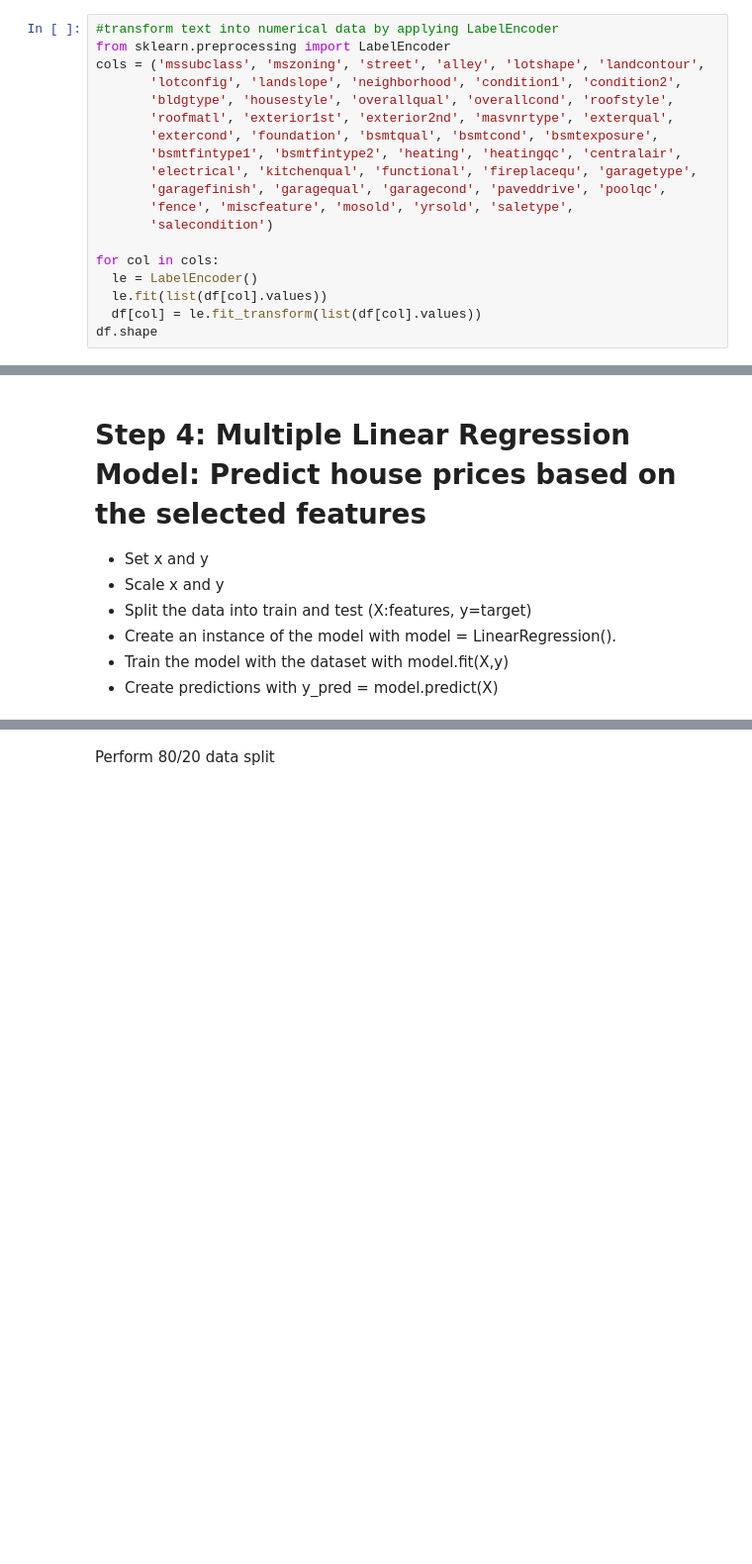
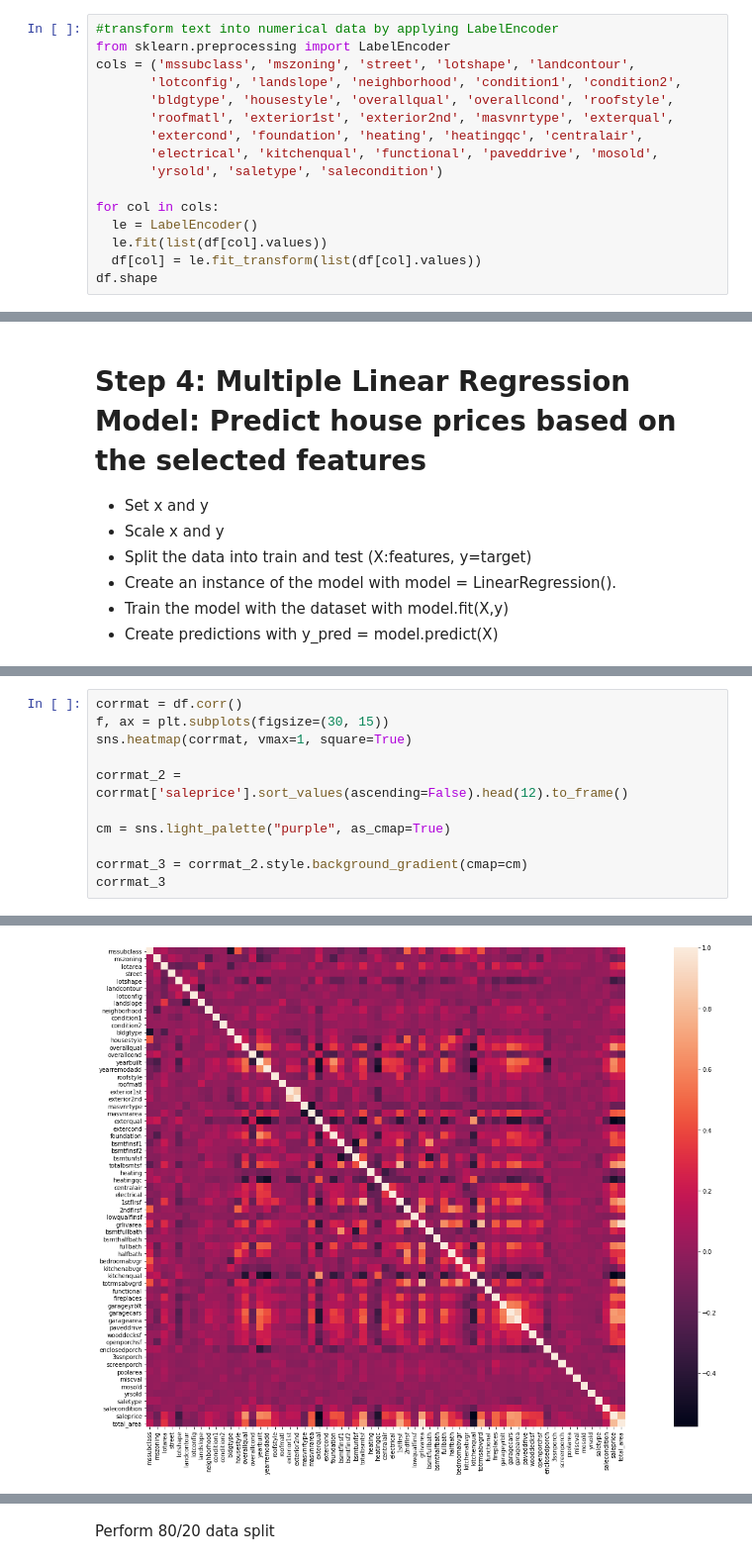
Before and after one commit to yajingran/group_2_final_project, a Jupyter notebook: Machine Leaning Model - House Price Prediction.ipynb, the cells around one changed output, grey strips where cells are left out. Shown at 99% size. Drawn from its saved outputs; the diff is of its cells as text; blank space fills up the shorter version.

```diff
--- a/Machine Leaning Model - House Price Prediction.ipynb
+++ b/Machine Leaning Model - House Price Prediction.ipynb
@@ -131,16 +261,13 @@ categorical.columns
 # %%
 #transform text into numerical data by applying LabelEncoder
 from sklearn.preprocessing import LabelEncoder
-cols = ('mssubclass', 'mszoning', 'street', 'alley', 'lotshape', 'landcontour',
+cols = ('mssubclass', 'mszoning', 'street', 'lotshape', 'landcontour',
        'lotconfig', 'landslope', 'neighborhood', 'condition1', 'condition2',
        'bldgtype', 'housestyle', 'overallqual', 'overallcond', 'roofstyle',
        'roofmatl', 'exterior1st', 'exterior2nd', 'masvnrtype', 'exterqual',
-       'extercond', 'foundation', 'bsmtqual', 'bsmtcond', 'bsmtexposure',
-       'bsmtfintype1', 'bsmtfintype2', 'heating', 'heatingqc', 'centralair',
-       'electrical', 'kitchenqual', 'functional', 'fireplacequ', 'garagetype',
-       'garagefinish', 'garagequal', 'garagecond', 'paveddrive', 'poolqc',
-       'fence', 'miscfeature', 'mosold', 'yrsold', 'saletype',
-       'salecondition')
+       'extercond', 'foundation', 'heating', 'heatingqc', 'centralair',
+       'electrical', 'kitchenqual', 'functional', 'paveddrive', 'mosold',
+       'yrsold', 'saletype', 'salecondition')
 
 for col in cols:
   le = LabelEncoder()
@@ -157,0 +305,12 @@ df.shape
+# %%
+corrmat = df.corr()
+f, ax = plt.subplots(figsize=(30, 15))
+sns.heatmap(corrmat, vmax=1, square=True)
+
+corrmat_2 = corrmat['saleprice'].sort_values(ascending=False).head(12).to_frame()
+
+cm = sns.light_palette("purple", as_cmap=True)
+
+corrmat_3 = corrmat_2.style.background_gradient(cmap=cm)
+corrmat_3
+# %% [output]
@@ -158,2 +330,3 @@ df.shape
+[figure, added]
 # %%
 #put our selected features into a list
```
Also changed, not shown: parts of 30 cells of this notebook, 1 other file.
